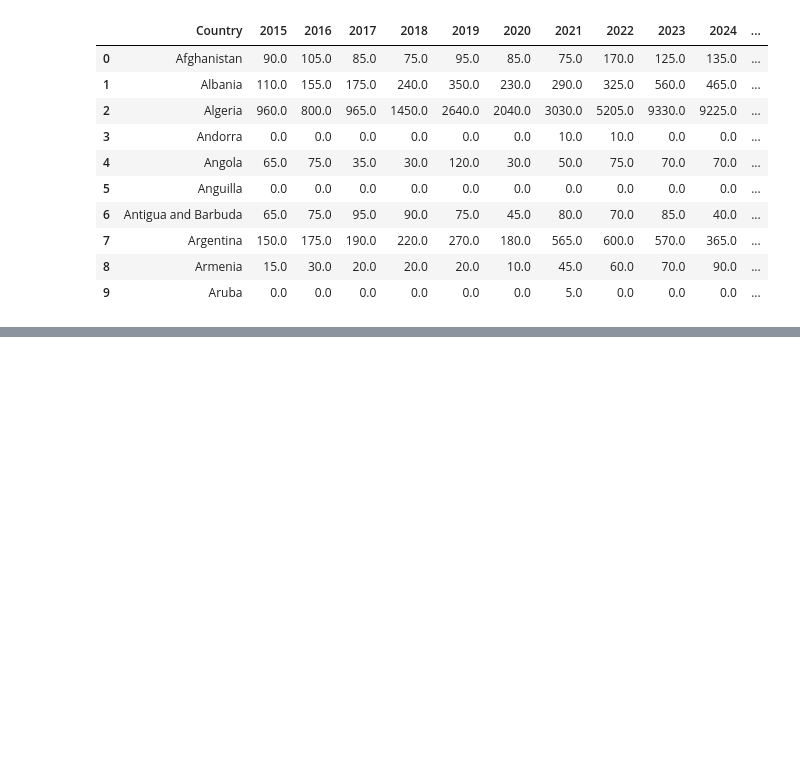
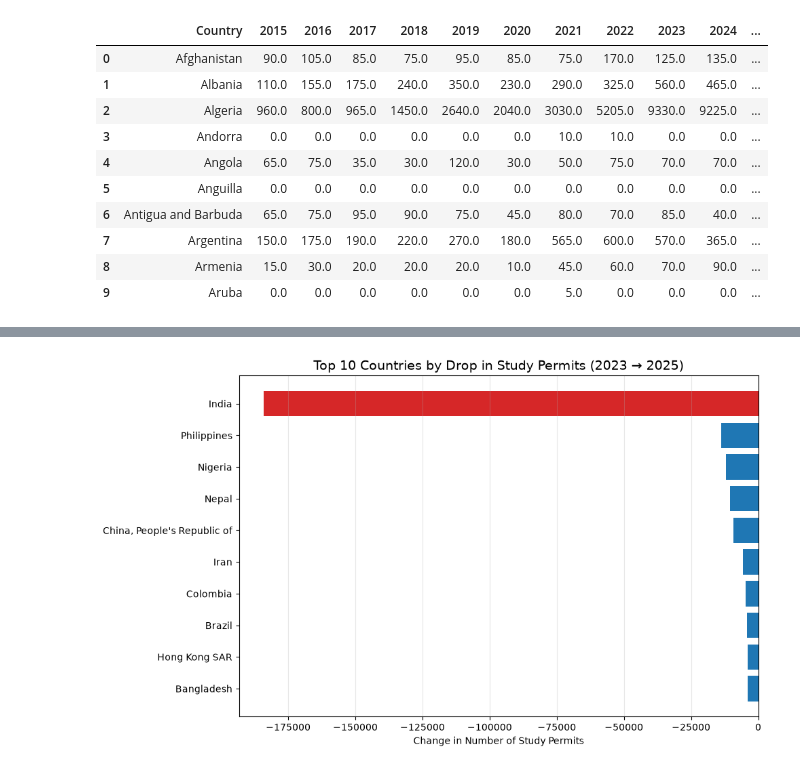
Before and after one commit to Vineethkt20/canada-student-decline, a Jupyter notebook: analysis.ipynb, the cells around one changed output, grey strips where cells are left out. Drawn from its saved outputs; the diff is of its cells as text; code cells hidden in the pictures; blank space fills up the shorter version.

```diff
--- a/analysis.ipynb
+++ b/analysis.ipynb
@@ -42,0 +74,8 @@ df.head(10)
+# %%
+# Compare 2023 (peak year) to 2025 (most recent) by country
+df['change_2023_to_2025'] = df[2025] - df[2023]
+df['pct_change'] = ((df[2025] - df[2023]) / df[2023].replace(0, pd.NA)) * 100
+
+# Top 10 countries by absolute drop in permits
+top_declines = df.sort_values('change_2023_to_2025').head(10)
+top_declines[['Country', 2023, 2025, 'change_2023_to_2025', 'pct_change']]
@@ -42,0 +99,14 @@ df.head(10)
+# %%
+# Remove non-country rows: blanks, notes, and summary/total rows
+junk_rows = [
+    'Country of Citizenship not stated',
+    'Total unique persons',
+]
+
+df_clean = df[~df['Country'].isin(junk_rows)]   # drop known junk labels
+df_clean = df_clean.dropna(subset=['Country'])   # drop blank rows
+df_clean = df_clean[~df_clean['Country'].astype(str).str.startswith('Notes')]  # drop footer notes
+
+print(f"Before: {len(df)} rows")
+print(f"After: {len(df_clean)} rows")
+print(df_clean['Country'].tail(10).tolist())
@@ -42,0 +117,3 @@ df.head(10)
+# %%
+top_declines = df_clean.sort_values('change_2023_to_2025').head(10)
+top_declines[['Country', 2023, 2025, 'change_2023_to_2025', 'pct_change']]
@@ -42,0 +132,13 @@ df.head(10)
+# %%
+fig, ax = plt.subplots(figsize=(10, 6))
+colors = ['#d62728' if c == 'India' else '#1f77b4' for c in top_declines['Country']]
+ax.barh(top_declines['Country'], top_declines['change_2023_to_2025'], color=colors)
+ax.set_title("Top 10 Countries by Drop in Study Permits (2023 → 2025)", fontsize=14)
+ax.set_xlabel("Change in Number of Study Permits")
+ax.invert_yaxis()  # biggest decline at the top
+ax.grid(True, alpha=0.3, axis='x')
+plt.tight_layout()
+plt.savefig("outputs_top_declines.png", dpi=150)
+plt.show()
+# %% [output]
+[figure, added]
```
Also changed, not shown: parts of 6 cells of this notebook, 1 other file.
